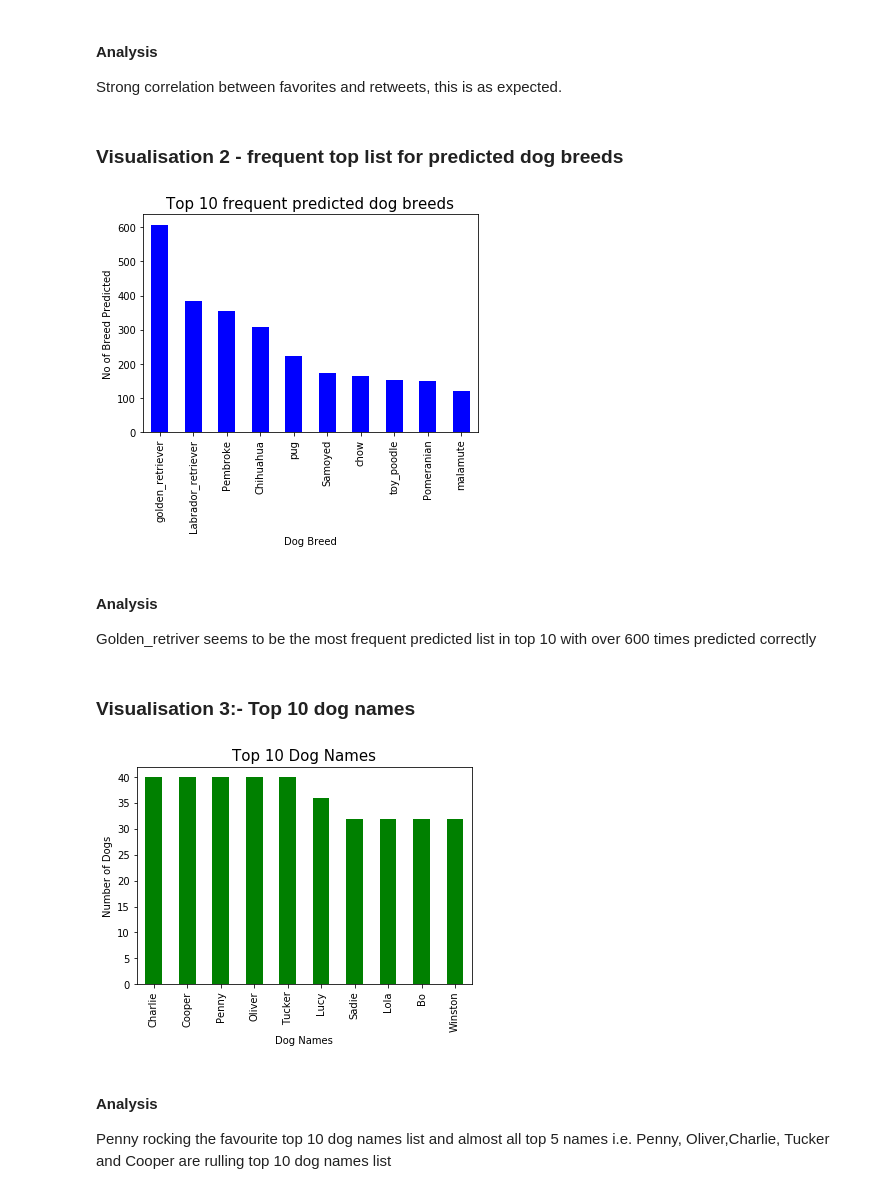
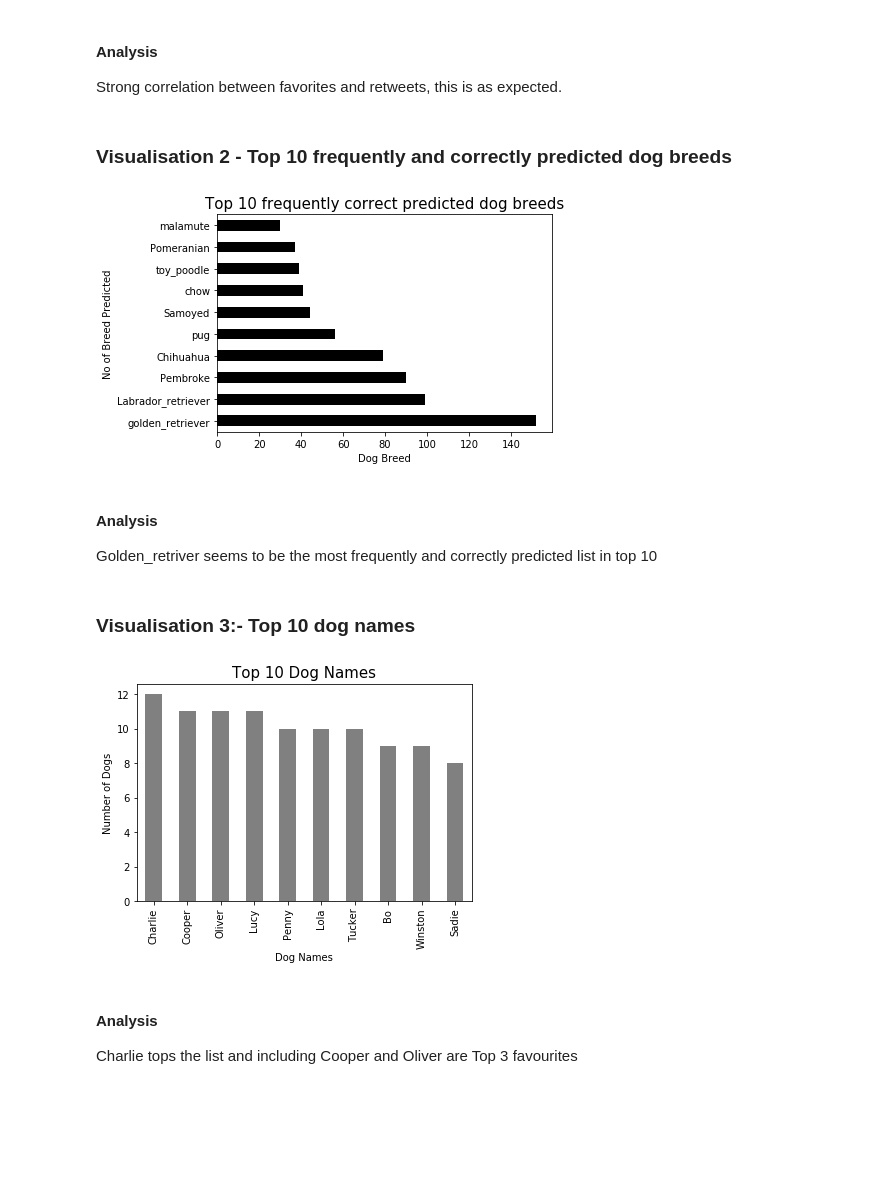
Before and after one commit to ujwalakale/Wrangle-And-Analyse-Data-WeRate-Dogs, a Jupyter notebook: wrangle_act.ipynb, the cells around one changed output. Saved outputs shown, nothing was run; the diff lists cells and outputs as text; code cells hidden in the pictures; blank space fills up the shorter version.

```diff
--- a/wrangle_act.ipynb
+++ b/wrangle_act.ipynb
@@ -913,30 +1097,30 @@ Text(0.5,1,'Correlation Heat Map')
 
 Strong correlation between favorites and retweets, this is as expected.
 # %% [markdown]
-### Visualisation 2 - frequent top list for predicted dog breeds
+### Visualisation 2 - Top 10 frequently and correctly predicted dog breeds
 # %%
-df['pred_breed'].value_counts()[0:10].sort_values(ascending=False).plot(kind = 'bar', color= 'blue')
+df['pred_breed'].value_counts()[0:10].sort_values(ascending=False).plot(kind = 'barh', color= 'black')
 plt.ylabel('No of Breed Predicted')
-plt.title('Top 10 frequent predicted dog breeds', size=15)
+plt.title('Top 10 frequently correct predicted dog breeds', size=15)
 plt.xlabel('Dog Breed')
 plt.plot();
 # %% [output]
-[figure, old version]
+[figure, new version]
 # %% [markdown]
 #### Analysis
 
-Golden_retriver seems to be the most frequent predicted list in top 10 with over 600 times predicted correctly
+Golden_retriver seems to be the most frequently and correctly predicted list in top 10
 # %% [markdown]
 ### Visualisation 3:- Top 10 dog names
 # %%
-df['name'].value_counts()[0:10].sort_values(ascending=False).plot(kind = 'bar', color= 'green')
+df['name'].value_counts()[0:10].sort_values(ascending=False).plot(kind = 'bar', color= 'grey')
 plt.ylabel('Number of Dogs')
 plt.title('Top 10 Dog Names', size=15)
 plt.xlabel('Dog Names')
 plt.plot();
 # %% [output]
-[figure, old version]
+[figure, new version]
-# %% [markdown]
-#### Analysis
-
-Penny rocking the favourite top 10 dog names list and almost all top 5 names i.e. Penny, Oliver,Charlie, Tucker and Cooper are rulling top 10 dog names list
+# %% [markdown]
+#### Analysis
+
+Charlie tops the list and including Cooper and Oliver are Top 3 favourites
```
Also changed, not shown: parts of 77 cells of this notebook.
